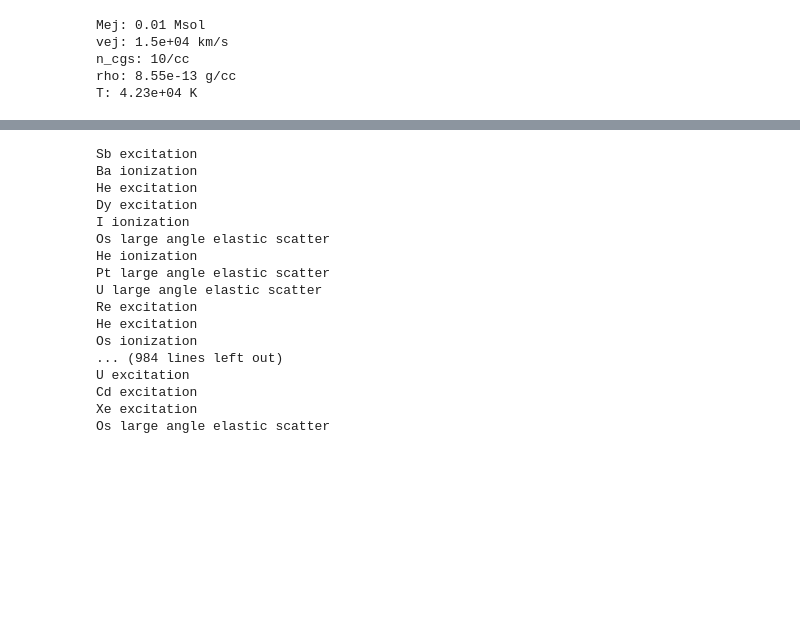
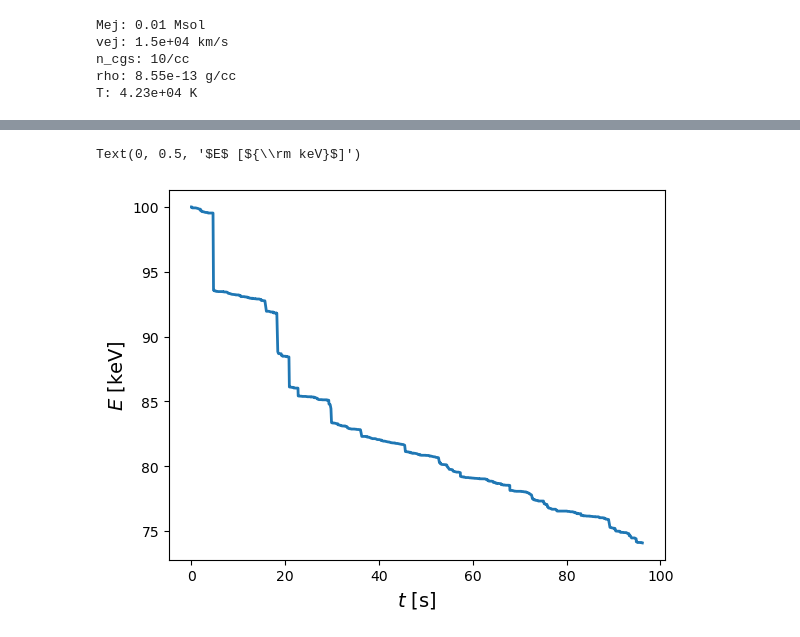
Before and after one commit to zandalman/thunderstorm, a Jupyter notebook: dev.ipynb, the cells around one changed output, grey strips where cells are left out. Drawn from its saved outputs; the diff is of its cells as text; code cells hidden in the pictures; blank space fills up the shorter version.

```diff
--- a/dev.ipynb
+++ b/dev.ipynb
@@ -157,21 +157,8 @@ Text(0, 0.5, 'number of interactions')
-# %%
-for idx in sim.idx_event_list:
-    print(sim.event_list[idx].label)
-# %% [output]
-Sb excitation
-Ba ionization
-He excitation
-Dy excitation
-I ionization
-Os large angle elastic scatter
-He ionization
-Pt large angle elastic scatter
-U large angle elastic scatter
-Re excitation
-He excitation
-Os ionization
-... (984 lines left out)
-U excitation
-Cd excitation
-Xe excitation
-Os large angle elastic scatter
+# %%
+plt.plot(sim.time_list, np.array(sim.ener_list)/1e3, lw=2)
+
+plt.xlabel(r'$t$ [${\rm s}$]', fontsize=14)
+plt.ylabel(r'$E$ [${\rm keV}$]', fontsize=14)
+# %% [output]
+Text(0, 0.5, '$E$ [${\\rm keV}$]')
+[figure, added]
```
Also changed, not shown: parts of 5 cells of this notebook, 3 other files.
